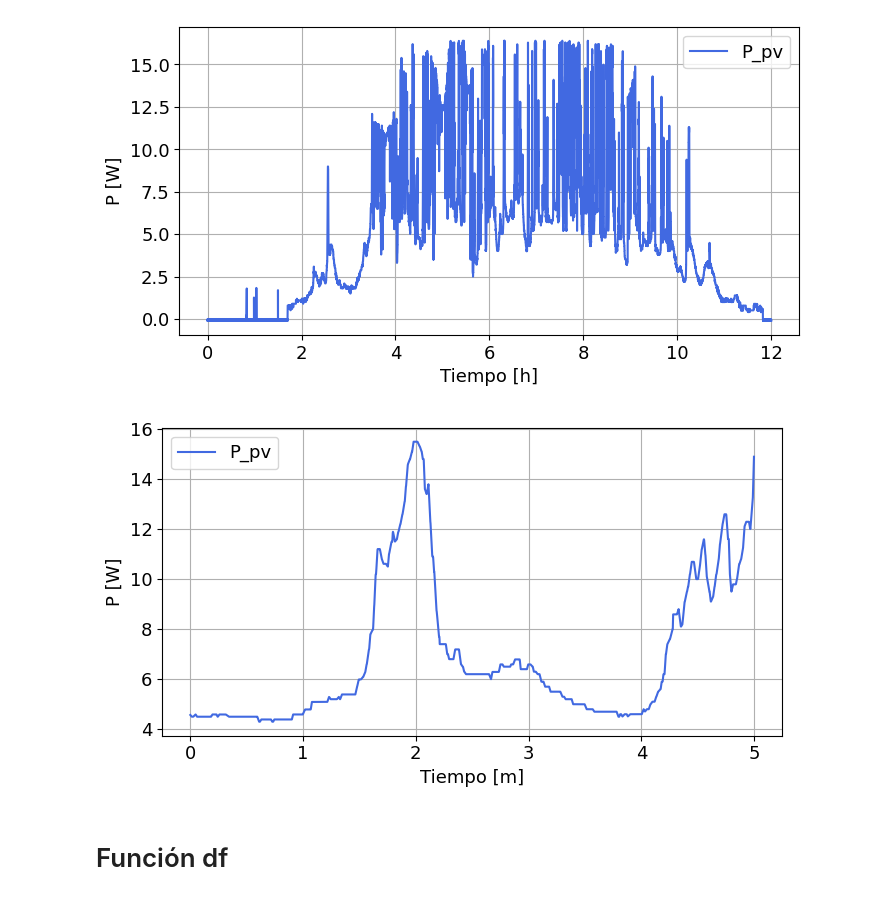
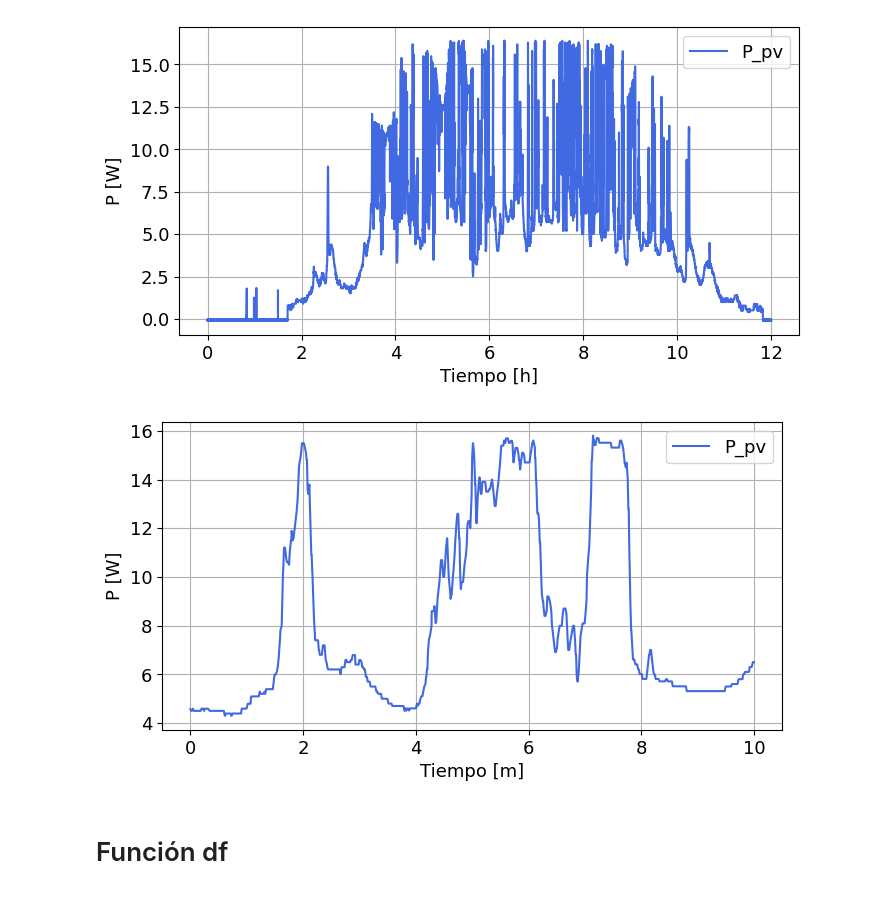
Before and after one commit to jorgecard/Telecontrol_r, a Jupyter notebook: PowerSmoothing/measurements.ipynb, the cells around one changed output. Drawn from its saved outputs; the diff is of its cells as text; code cells hidden in the pictures.

```diff
--- a/PowerSmoothing/measurements.ipynb
+++ b/PowerSmoothing/measurements.ipynb
@@ -47,28 +47,28 @@ plt.show()
 [figure]
 # %%
 # df_data['Tiempo [h]'] = (df_data.index.to_numpy()) / 36000
-df = df_data.iloc[164078:167078]
+df = df_data.iloc[164078:170078]
 df = df.reset_index(drop=True)
 df['Tiempo [m]'] = (df.index.to_numpy()) / 600
 
 df_data_2 = df
 
 # Crear la gráfica
 fig, ax = plt.subplots(figsize=(8, 4))
 sns.lineplot(x=df['Tiempo [m]'], y=df['P_pv'], color='royalblue', linestyle='-', label = 'P_pv', ax=ax)
 
 # Añadir etiquetas y título
 plt.xlabel("Tiempo [m]")
 plt.ylabel("P [W]")
 
 # Añadir leyenda
 plt.legend(loc='best')
 
 # Mostrar la gráfica
 plt.grid(True)
 plt.show()
 # %% [output]
-[figure, old version]
+[figure, new version]
 # %% [markdown]
 # Función df
 # %%
```
Also changed, not shown: parts of 19 cells of this notebook, 12 other files.
